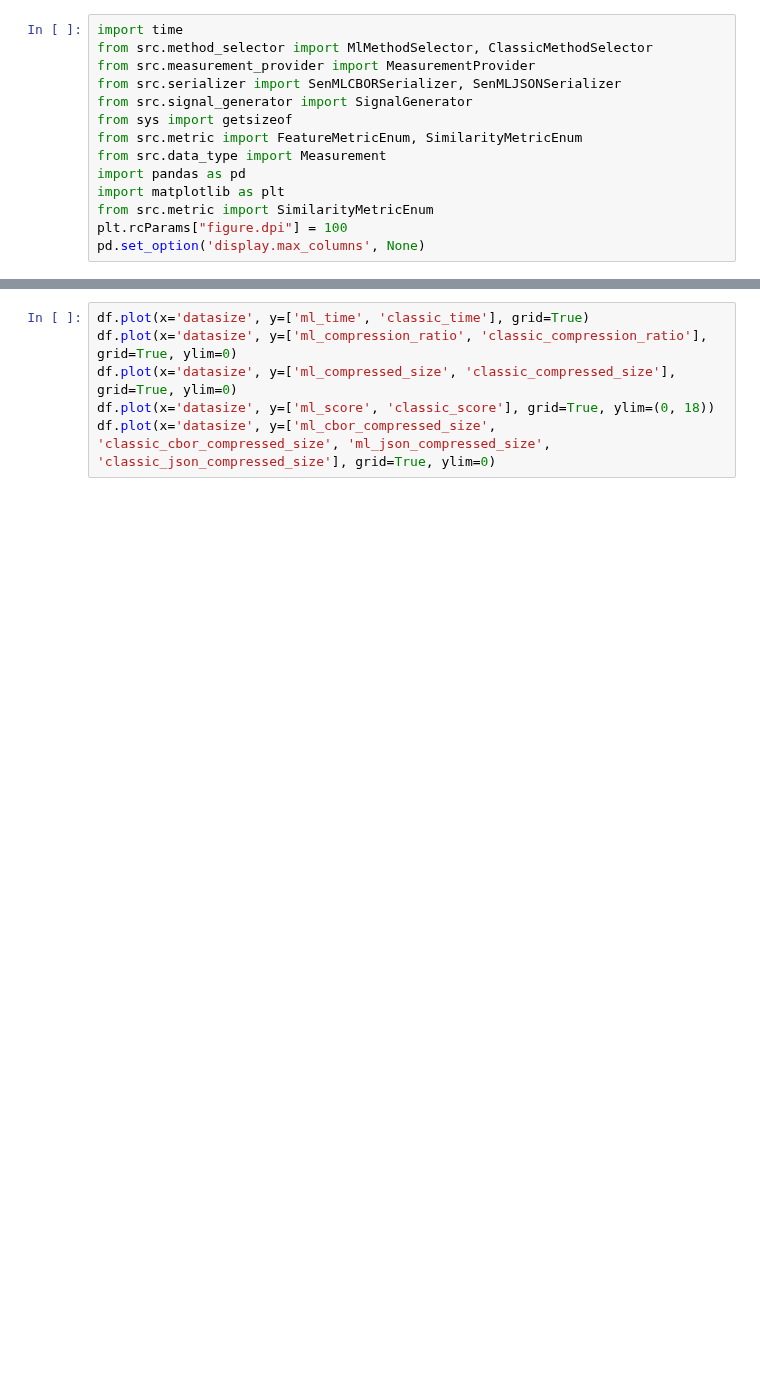
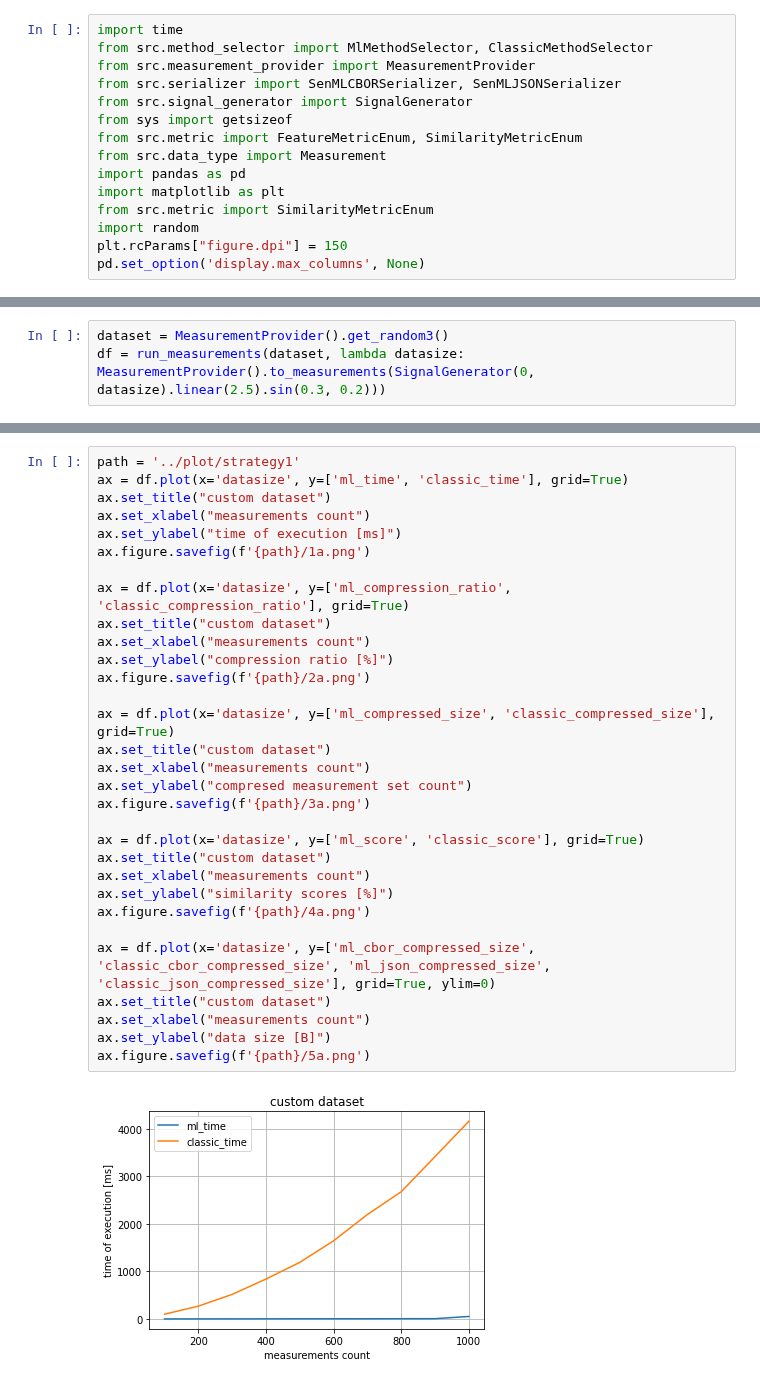
Before and after one commit to piaskowyk/milkyPressor, a Jupyter notebook: sandbox/result_strategy1.ipynb, the cells around one changed output, grey strips where cells are left out. Cells and saved outputs as stored; diff of their text form; blank space fills up the shorter version.

```diff
--- a/sandbox/result_strategy1.ipynb
+++ b/sandbox/result_strategy1.ipynb
@@ -10,7 +10,8 @@ from src.data_type import Measurement
 import pandas as pd
 import matplotlib as plt
 from src.metric import SimilarityMetricEnum
-plt.rcParams["figure.dpi"] = 100
+import random
+plt.rcParams["figure.dpi"] = 150
 pd.set_option('display.max_columns', None)
 # %%
 def compute_sizes(dataset, compressed_data, metrics):
@@ -156,0 +151,3 @@ df
+# %%
+dataset = MeasurementProvider().get_random3()
+df = run_measurements(dataset, lambda datasize: MeasurementProvider().to_measurements(SignalGenerator(0, datasize).linear(2.5).sin(0.3, 0.2)))
@@ -157,6 +185,33 @@ df
 # %%
-df.plot(x='datasize', y=['ml_time', 'classic_time'], grid=True)
-df.plot(x='datasize', y=['ml_compression_ratio', 'classic_compression_ratio'], grid=True, ylim=0)
-df.plot(x='datasize', y=['ml_compressed_size', 'classic_compressed_size'], grid=True, ylim=0)
-df.plot(x='datasize', y=['ml_score', 'classic_score'], grid=True, ylim=(0, 18))
-df.plot(x='datasize', y=['ml_cbor_compressed_size', 'classic_cbor_compressed_size', 'ml_json_compressed_size', 'classic_json_compressed_size'], grid=True, ylim=0)
+path = '../plot/strategy1'
+ax = df.plot(x='datasize', y=['ml_time', 'classic_time'], grid=True)
+ax.set_title("custom dataset")
+ax.set_xlabel("measurements count")
+ax.set_ylabel("time of execution [ms]")
+ax.figure.savefig(f'{path}/1a.png')
+
+ax = df.plot(x='datasize', y=['ml_compression_ratio', 'classic_compression_ratio'], grid=True)
+ax.set_title("custom dataset")
+ax.set_xlabel("measurements count")
+ax.set_ylabel("compression ratio [%]")
+ax.figure.savefig(f'{path}/2a.png')
+
+ax = df.plot(x='datasize', y=['ml_compressed_size', 'classic_compressed_size'], grid=True)
+ax.set_title("custom dataset")
+ax.set_xlabel("measurements count")
+ax.set_ylabel("compresed measurement set count")
+ax.figure.savefig(f'{path}/3a.png')
+
+ax = df.plot(x='datasize', y=['ml_score', 'classic_score'], grid=True)
+ax.set_title("custom dataset")
+ax.set_xlabel("measurements count")
+ax.set_ylabel("similarity scores [%]")
+ax.figure.savefig(f'{path}/4a.png')
+
+ax = df.plot(x='datasize', y=['ml_cbor_compressed_size', 'classic_cbor_compressed_size', 'ml_json_compressed_size', 'classic_json_compressed_size'], grid=True, ylim=0)
+ax.set_title("custom dataset")
+ax.set_xlabel("measurements count")
+ax.set_ylabel("data size [B]")
+ax.figure.savefig(f'{path}/5a.png')
+# %% [output]
+[figure, added]
```
Also changed, not shown: parts of 13 cells of this notebook, 42 other files.
